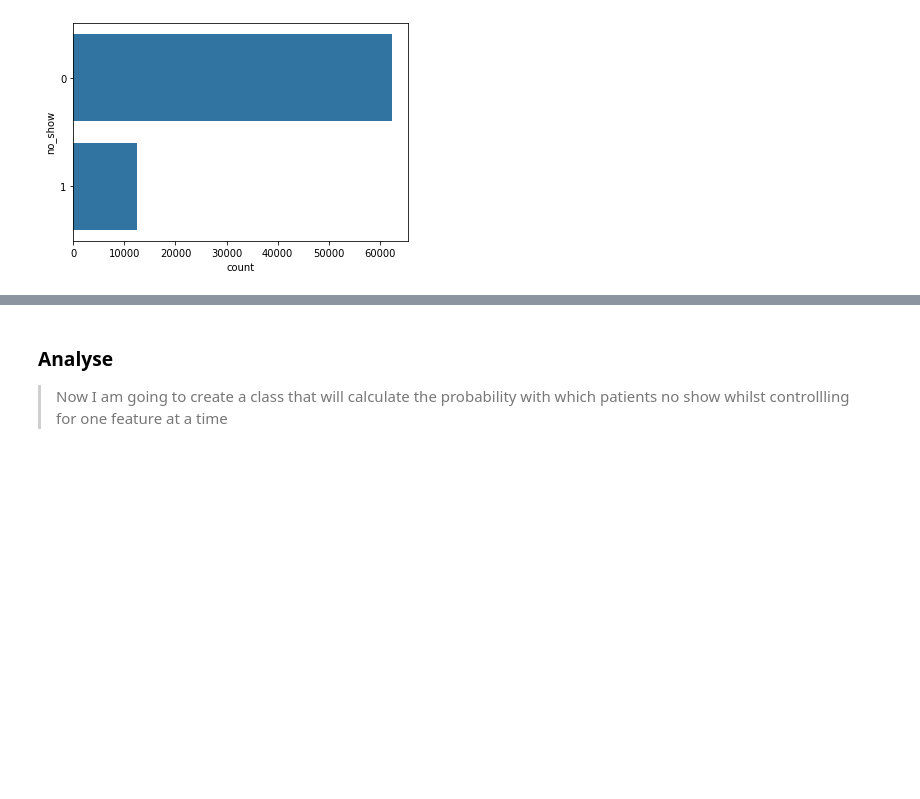
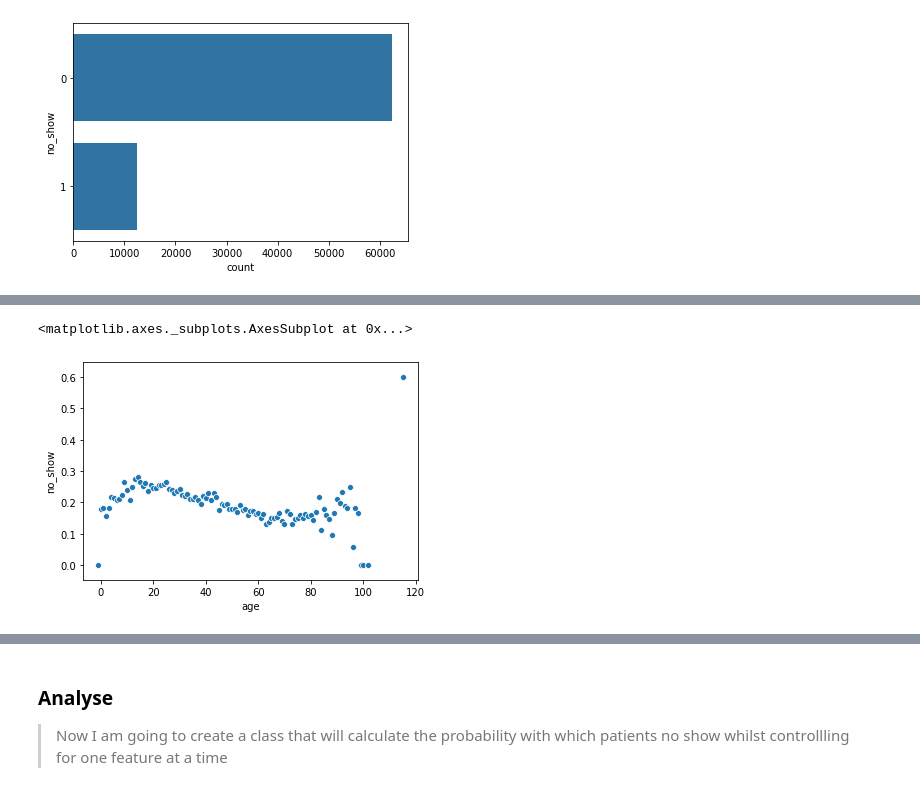
Before and after one commit to dodsy4/GP-attendence-analysis, a Jupyter notebook: Investigating No-Shows.ipynb, the cells around one changed output, grey strips where cells are left out. Drawn from its saved outputs; the diff is of its cells as text; code cells hidden in the pictures; blank space fills up the shorter version.

```diff
--- a/Investigating No-Shows.ipynb
+++ b/Investigating No-Shows.ipynb
@@ -178,0 +197,5 @@ sb.countplot(data = df_sms, y = 'no_show', order = order, color=base_color);
+# %%
+sb.scatterplot(data=df.groupby(['age']).mean().reset_index(), x='age', y="no_show")
+# %% [output]
+<matplotlib.axes._subplots.AxesSubplot at 0x...>
+[figure, added]
```
Also changed, not shown: parts of 12 cells of this notebook.
